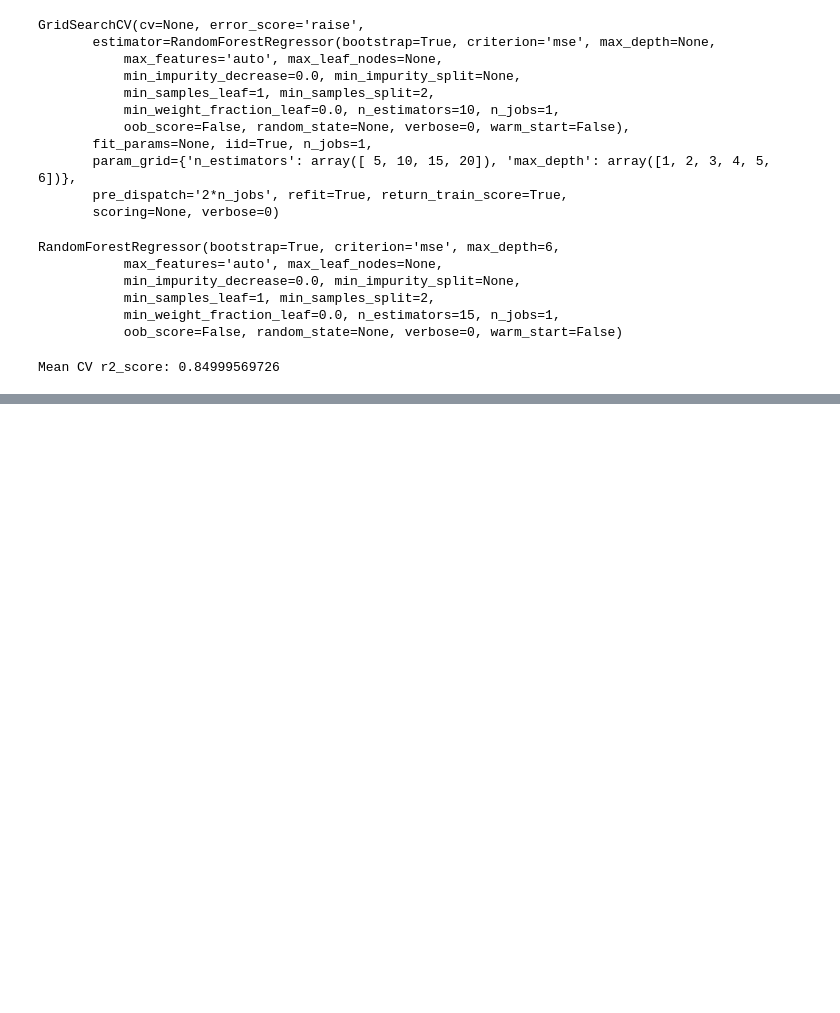
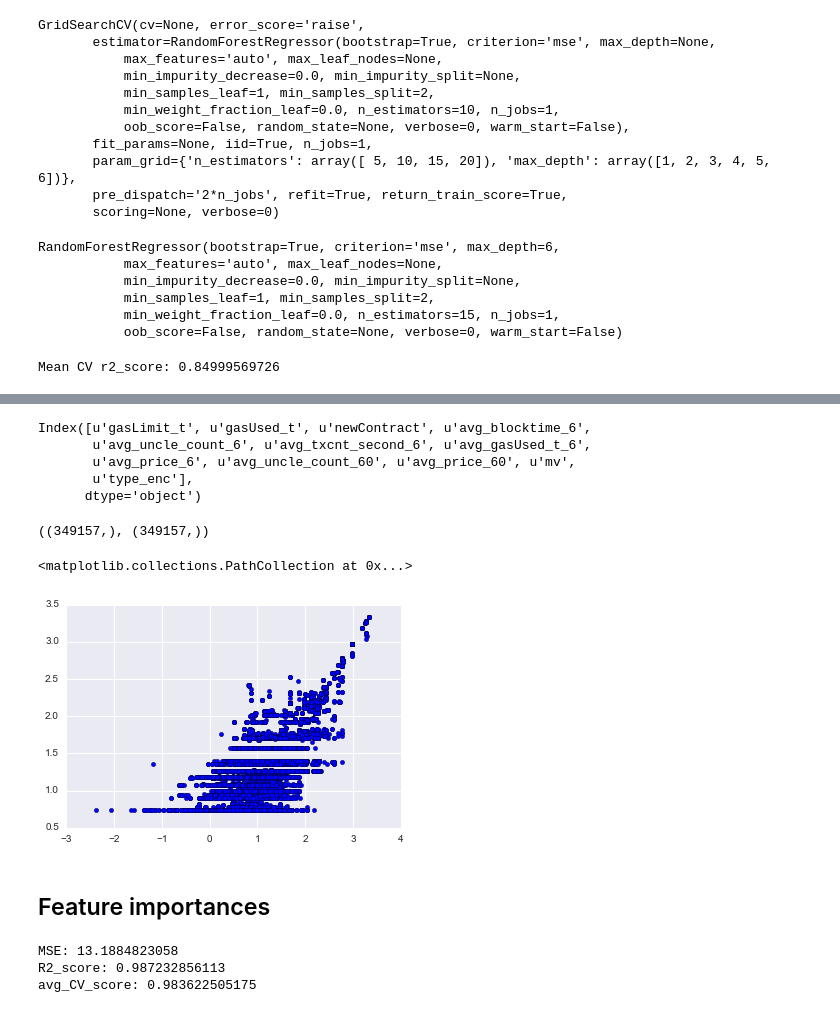
Before and after one commit to NunoEdgarGFlowHub/ethereum_blockchain, a Jupyter notebook: notebooks/random_forest.ipynb, the cells around one changed output, grey strips where cells are left out. Cells and saved outputs as stored; diff of their text form; code cells hidden in the pictures; blank space fills up the shorter version.

```diff
--- a/notebooks/random_forest.ipynb
+++ b/notebooks/random_forest.ipynb
@@ -162,0 +165,25 @@ Mean CV r2_score: 0.84999569726
+# %%
+sub_train.columns
+# %% [output]
+Index([u'gasLimit_t', u'gasUsed_t', u'newContract', u'avg_blocktime_6',
+       u'avg_uncle_count_6', u'avg_txcnt_second_6', u'avg_gasUsed_t_6',
+       u'avg_price_6', u'avg_uncle_count_60', u'avg_price_60', u'mv',
+       u'type_enc'],
+      dtype='object')
+# %%
+y_pred = rf.predict(X_test)
+# %%
+y_pred.shape, y_test.shape
+# %% [output]
+((349157,), (349157,))
+# %%
+results = pd.DataFrame({'y_test': y_test, 'y_pred': y_pred})
+# %%
+results['y_test_log'] =
+# %%
+plt.scatter(results['y_test'].apply(np.log10), results['y_pred'].apply(np.log10))
+#plt.xlim(0,100)
+#plt.ylim(0,100)
+# %% [output]
+<matplotlib.collections.PathCollection at 0x...>
+[figure, added]
@@ -162,0 +196,2 @@ Mean CV r2_score: 0.84999569726
+# %% [markdown]
+## Feature importances
@@ -162,0 +211,6 @@ Mean CV r2_score: 0.84999569726
+# %%
+model = rf_regressor(X_train, X_test, y_train, y_test)
+# %% [output]
+MSE: 13.1884823058
+R2_score: 0.987232856113
+avg_CV_score: 0.983622505175
```
Also changed, not shown: parts of 5 cells of this notebook, 4 other files.
